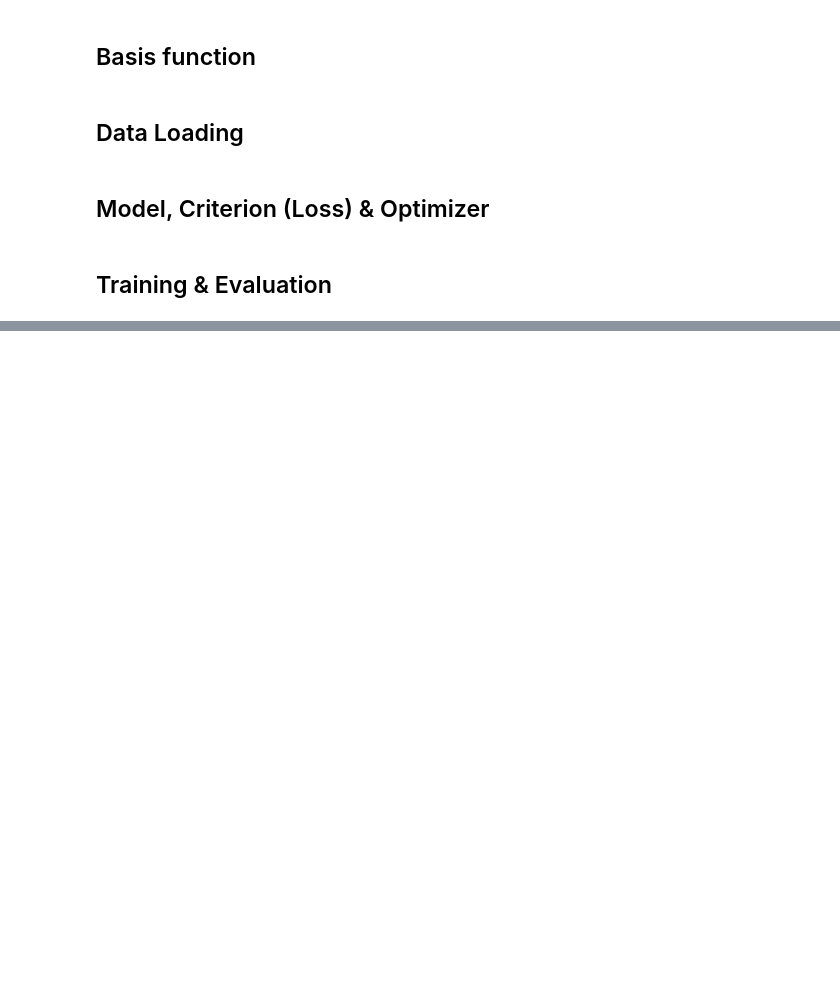
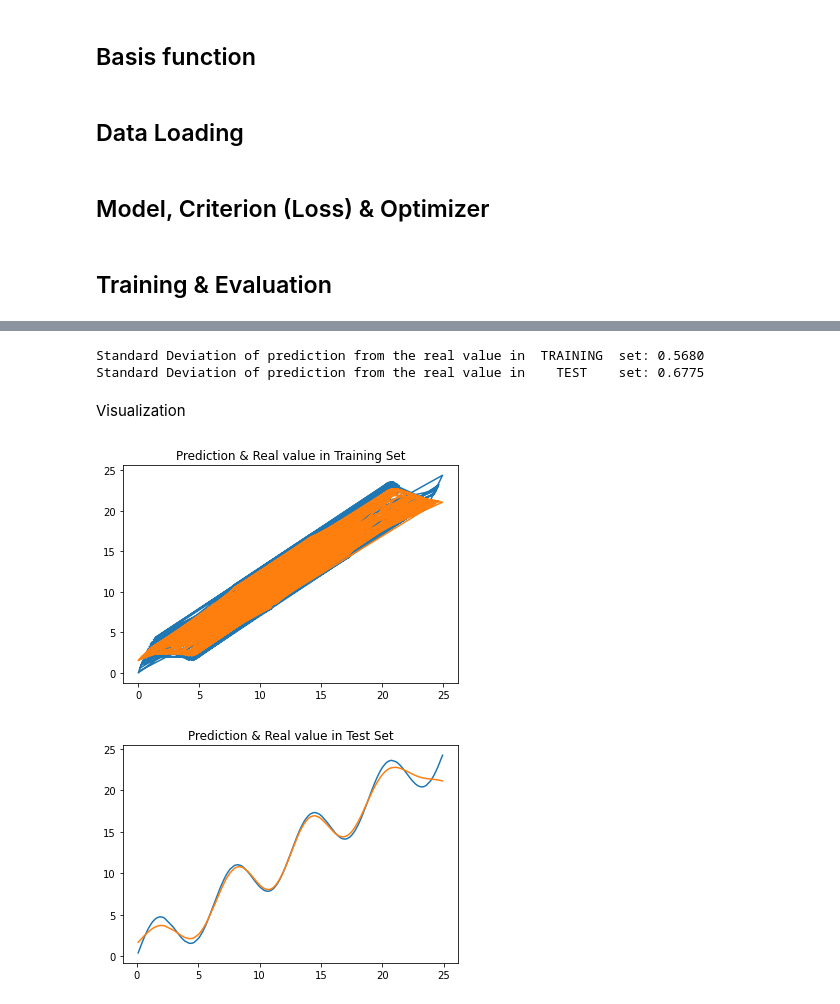
Before and after one commit to eleXNY/nndl_exercise, a Jupyter notebook: chap2_linear_regression/linear_regression-pytorch.ipynb, the cells around one changed output, grey strips where cells are left out. Cells and saved outputs as stored; diff of their text form; code cells hidden in the pictures; blank space fills up the shorter version.

```diff
--- a/chap2_linear_regression/linear_regression-pytorch.ipynb
+++ b/chap2_linear_regression/linear_regression-pytorch.ipynb
@@ -152,0 +112,47 @@ Standard Deviation of prediction from the real value in TEST set: 0.7033
+# %%
+def get_std_pred(model, data_loader):
+    num_samples = 0
+    acc_loss = 0
+    preds = []
+    with torch.no_grad():
+        for x, y in data_loader:
+            num_samples += 1
+            y_pred = model(x)
+            preds.append(y_pred.numpy())
+            loss = criterion(y_pred, y)
+            acc_loss += loss.item()
+
+    std = np.sqrt(acc_loss/num_samples)
+    preds = np.array(preds)
+
+    return std, preds
+# %%
+std_train, pred_train = get_std_pred(model, train_dsp_loader)
+std_test, pred_test = get_std_pred(model, test_loader)
+
+print(f'Standard Deviation of prediction from the real value in {"TRAINING":^10} set: {std_train:.4f}')
+print(f'Standard Deviation of prediction from the real value in {"TEST":^10} set: {std_test:.4f}')
+# %% [output]
+Standard Deviation of prediction from the real value in  TRAINING  set: 0.5680
+Standard Deviation of prediction from the real value in    TEST    set: 0.6775
+# %% [markdown]
+Visualization
+# %%
+o_x_train = np.loadtxt('train.txt')[:,0]
+y_train = np.loadtxt('train.txt')[:,1]
+
+o_x_test = np.loadtxt('test.txt')[:,0]
+y_test = np.loadtxt('test.txt')[:,1]
+
+plt.plot(o_x_train, y_train)
+plt.plot(o_x_train, pred_train)
+plt.title('Prediction & Real value in Training Set')
+plt.show()
+
+plt.plot(o_x_test, y_test)
+plt.plot(o_x_test, pred_test)
+plt.title('Prediction & Real value in Test Set')
+plt.show()
+# %% [output]
+[figure, added]
+[figure, added]
```
Also changed, not shown: parts of 9 cells of this notebook.
